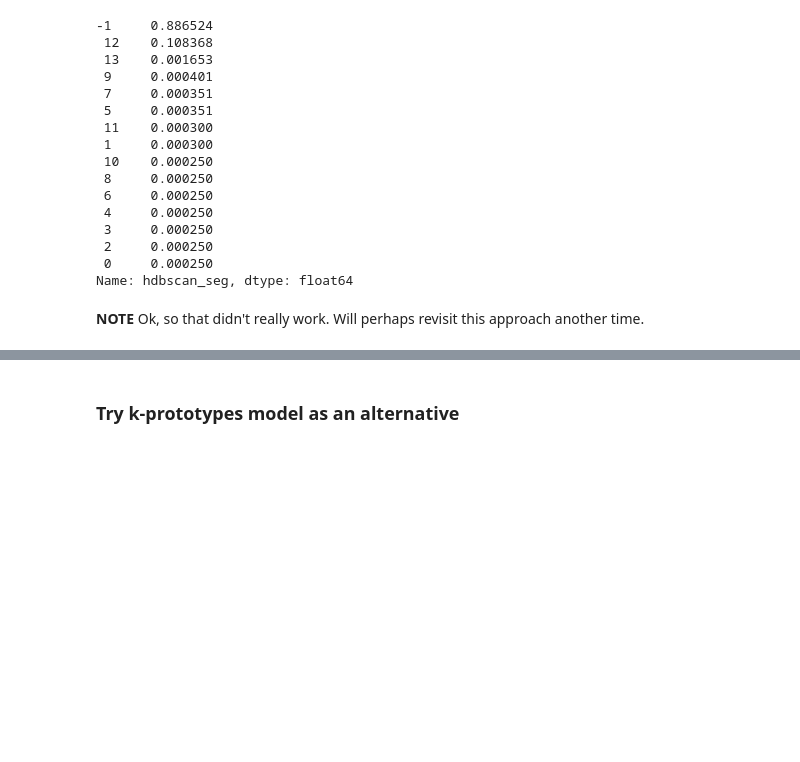
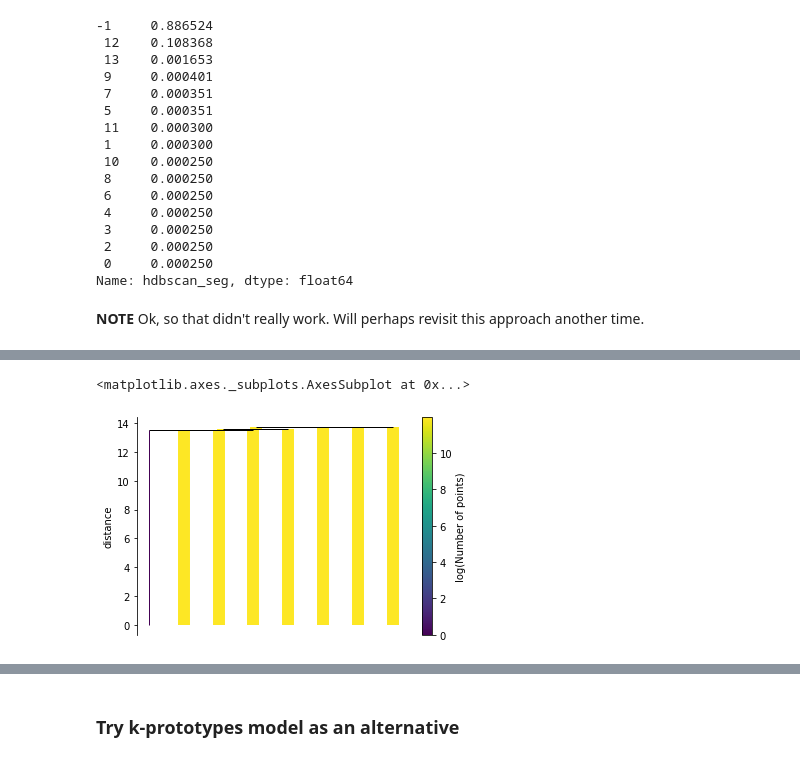
Before and after one commit to jgodin21/capstone, a Jupyter notebook: code/capstone-technical-notebook.ipynb, the cells around one changed output, grey strips where cells are left out. Drawn from its saved outputs; the diff is of its cells as text; code cells hidden in the pictures; blank space fills up the shorter version.

```diff
--- a/code/capstone-technical-notebook.ipynb
+++ b/code/capstone-technical-notebook.ipynb
@@ -3768,0 +3835,5 @@ pickle.dump(clusterer, open(filename, 'wb'))
+# %%
+sub_clusterer.single_linkage_tree_.plot(truncate_mode='level', p=6 )
+# %% [output]
+<matplotlib.axes._subplots.AxesSubplot at 0x...>
+[figure, added]
```
Also changed, not shown: parts of 54 cells of this notebook, 6 other files.
